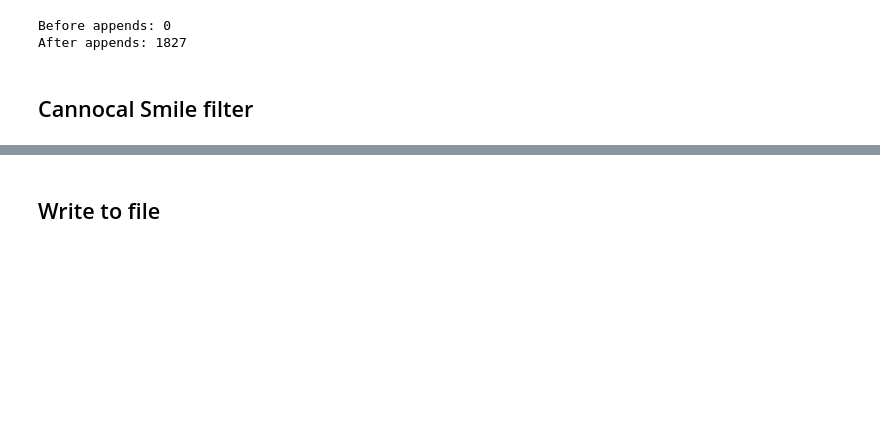
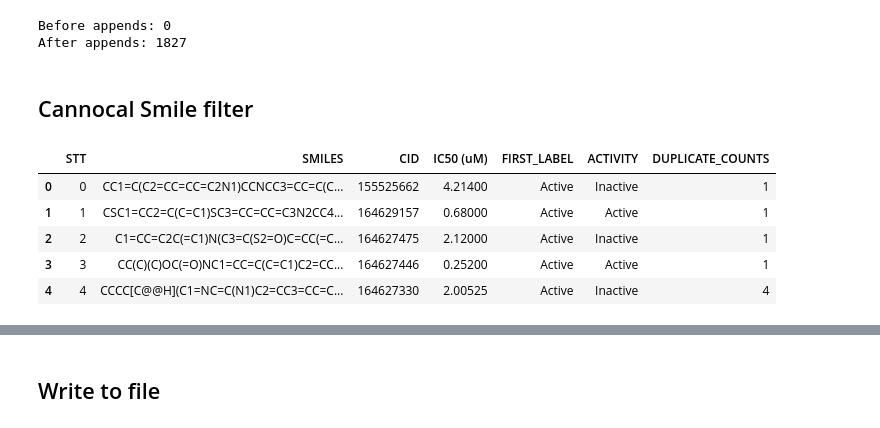
Before and after one commit to Lelvels/phamarcy_code, a Jupyter notebook: My HDAC2/src/my-hdac2-data-preprocessing.ipynb, the cells around one changed output, grey strips where cells are left out. Drawn from its saved outputs; the diff is of its cells as text; code cells hidden in the pictures; blank space fills up the shorter version.

```diff
--- a/My HDAC2/src/my-hdac2-data-preprocessing.ipynb
+++ b/My HDAC2/src/my-hdac2-data-preprocessing.ipynb
@@ -210,6 +236,16 @@ def canonical_smiles(smiles):
     mols = [Chem.MolFromSmiles(smi) for smi in smiles]
     smiles = [Chem.MolToSmiles(mol) for mol in mols]
     return smiles
+# %%
+final_data_to_train = dataset
+final_data_to_train.head()
+# %% [output]
+|  | STT | SMILES | CID | IC50 (uM) | FIRST_LABEL | ACTIVITY | DUPLICATE_COUNTS |
+| 0 | 0 | CC1=C(C2=CC=CC=C2N1)CCNCC3=CC=C(C... | 155525662 | 4.21400 | Active | Inactive | 1 |
+| 1 | 1 | CSC1=CC2=C(C=C1)SC3=CC=CC=C3N2CC4... | 164629157 | 0.68000 | Active | Active | 1 |
+| 2 | 2 | C1=CC=C2C(=C1)N(C3=C(S2=O)C=CC(=C... | 164627475 | 2.12000 | Active | Inactive | 1 |
+| 3 | 3 | CC(C)(C)OC(=O)NC1=CC=C(C=C1)C2=CC... | 164627446 | 0.25200 | Active | Active | 1 |
+| 4 | 4 | CCCC[C@@H](C1=NC=C(N1)C2=CC3=CC=C... | 164627330 | 2.00525 | Active | Inactive | 4 |
 # %%
 Canon_SMILES = canonical_smiles(dataset.SMILES)
 dataset['SMILES'] = Canon_SMILES
```
Also changed, not shown: parts of 12 cells of this notebook, 2 other files.
